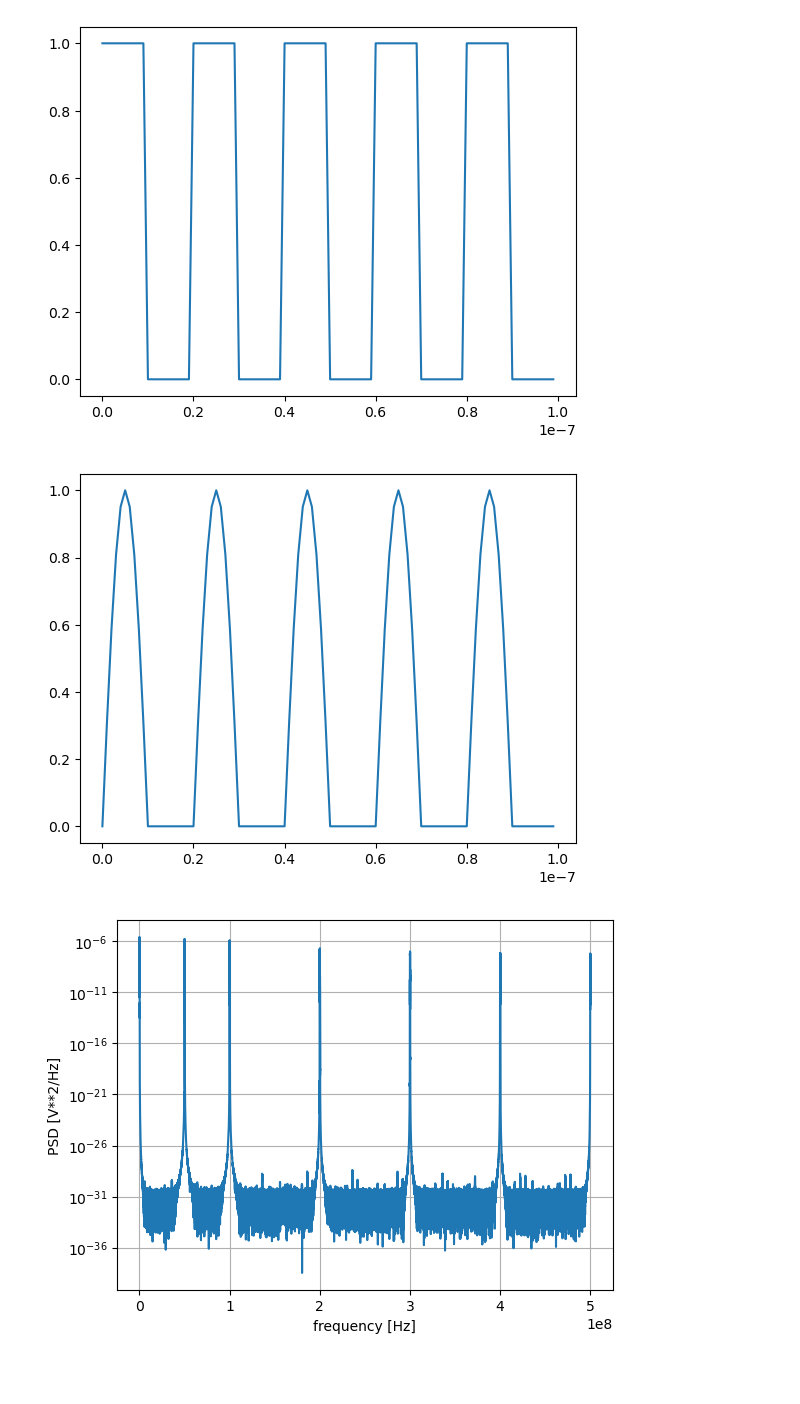
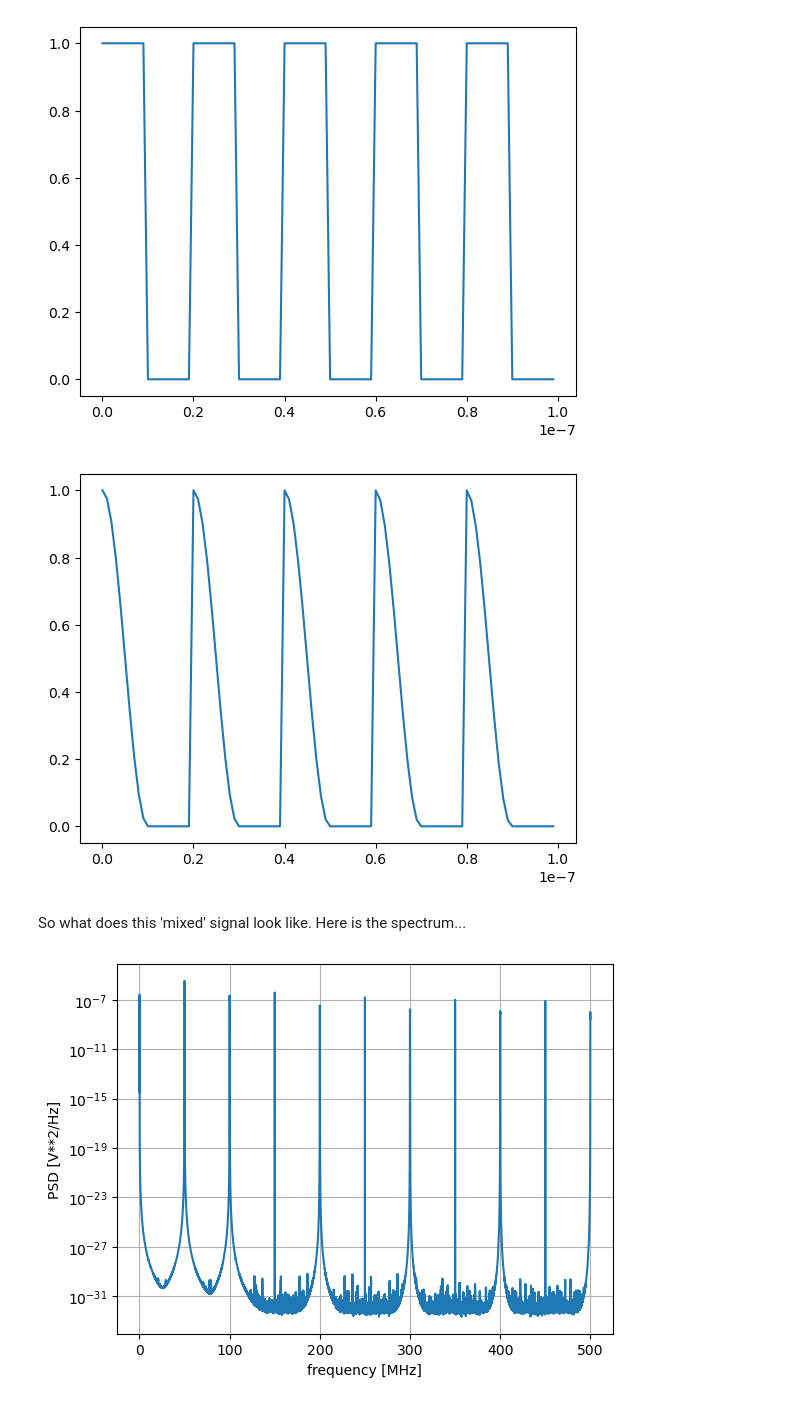
Before and after one commit to tmolteno/zl4aa, a Jupyter notebook: sdr/model/SDR_Simulation.ipynb, the cells around one changed output. Drawn from its saved outputs; the diff is of its cells as text; code cells hidden in the pictures; blank space fills up the shorter version.

```diff
--- a/sdr/model/SDR_Simulation.ipynb
+++ b/sdr/model/SDR_Simulation.ipynb
@@ -19,15 +19,22 @@ n_periods = 50000
 t_max = n_periods*(1/f_sig)
 fs = f_sig*20
 t = np.linspace(0, t_max, int(t_max*fs))
-omega_voice = 2*np.pi*10e3
 omega_f = 2*np.pi*f_sig
-bw=20e3 # 20 kHz bandwidth
-voice = np.sin(omega_voice*t)
-omega = omega_f + voice*bw
 
-signal = np.sin(omega*t)
+
+## FM modulation
+f_voice = 10e3  # 10 kHz
+A_m = 1         # Amplitude of voice
+omega_voice = 2*np.pi*f_voice
+voice = A_m * np.cos(omega_voice*t)
+
+f_delta = 75e3 # 100 kHz spacing (exagerating) K_f * A_m
+
+signal = np.cos(omega_f*t + (f_delta / f_voice)*np.sin(omega_voice*t))
+signal = (signal + 1 )/ 2
 
 n = 100
 plt.plot(t[0:n], signal[0:n]);
+plt.xlabel('time (s)')
 plt.grid(True)
 # %% [output]
@@ -55,7 +71,7 @@ The output is a square wave at the desired frequency, $f_{LO}$.
 # %%
-
-lo_i = scipy.signal.square(2*np.pi*f_LO*t, duty=0.5)
-lo_q = scipy.signal.square(2*np.pi*f_LO*t - np.pi/2, duty=0.5)
+f_LO = f_sig
+lo_i = (scipy.signal.square(2*np.pi*f_LO*t, duty=0.5) + 1) / 2
+lo_q = (scipy.signal.square(2*np.pi*f_LO*t - np.pi/2, duty=0.5) + 1) / 2
 
 n = 100
 plt.plot(t[0:n], lo_i[0:n], label='I');
@@ -75,19 +91,21 @@ plt.plot(t[0:n], switch_i[0:n]);
 # %% [output]
 [figure]
 # %%
-i_out = signal*switch_i
-q_out = signal*switch_q
+i_out = signal*switch_i  # The I channel of the mixer
+q_out = signal*switch_q  # The Q channel of the mixer
 
-plt.plot(t[0:n], (signal*switch)[0:n]);
+plt.plot(t[0:n], i_out[0:n]);
 # %% [output]
-[figure, old version]
+[figure, new version]
+# %% [markdown]
+So what does this 'mixed' signal look like. Here is the spectrum...
 # %%
-f, Pxx_den = scipy.signal.welch(i_out, fs, nperseg=len(signal))
+f, Pxx_den = scipy.signal.welch(i_out, fs, nperseg=len(signal)/10)
 
-plt.semilogy(f, Pxx_den);
-plt.xlabel('frequency [Hz]');
+plt.semilogy(f/1e6, Pxx_den);
+plt.xlabel('frequency [MHz]');
 plt.ylabel('PSD [V**2/Hz]');
 plt.grid()
 # %% [output]
-[figure, old version]
+[figure, new version]
 # %%
```
Also changed, not shown: parts of 22 cells of this notebook, 9 other files.
